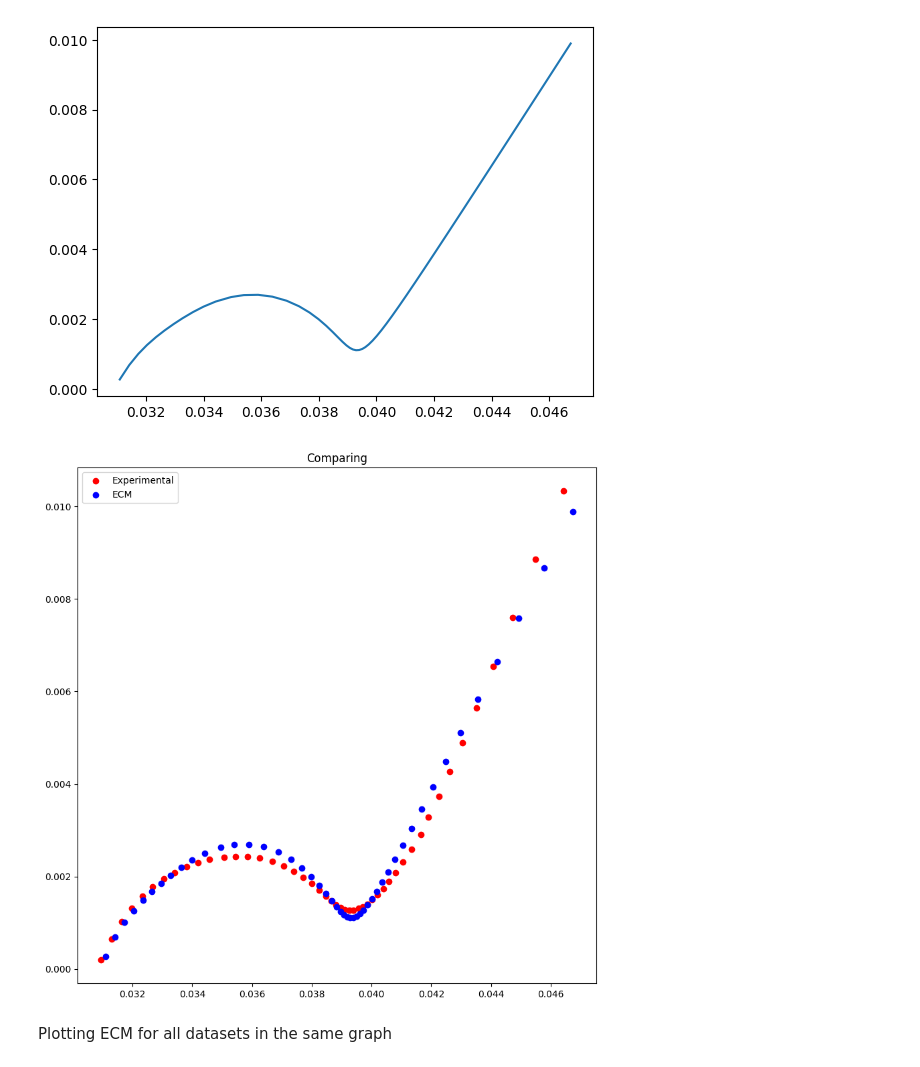
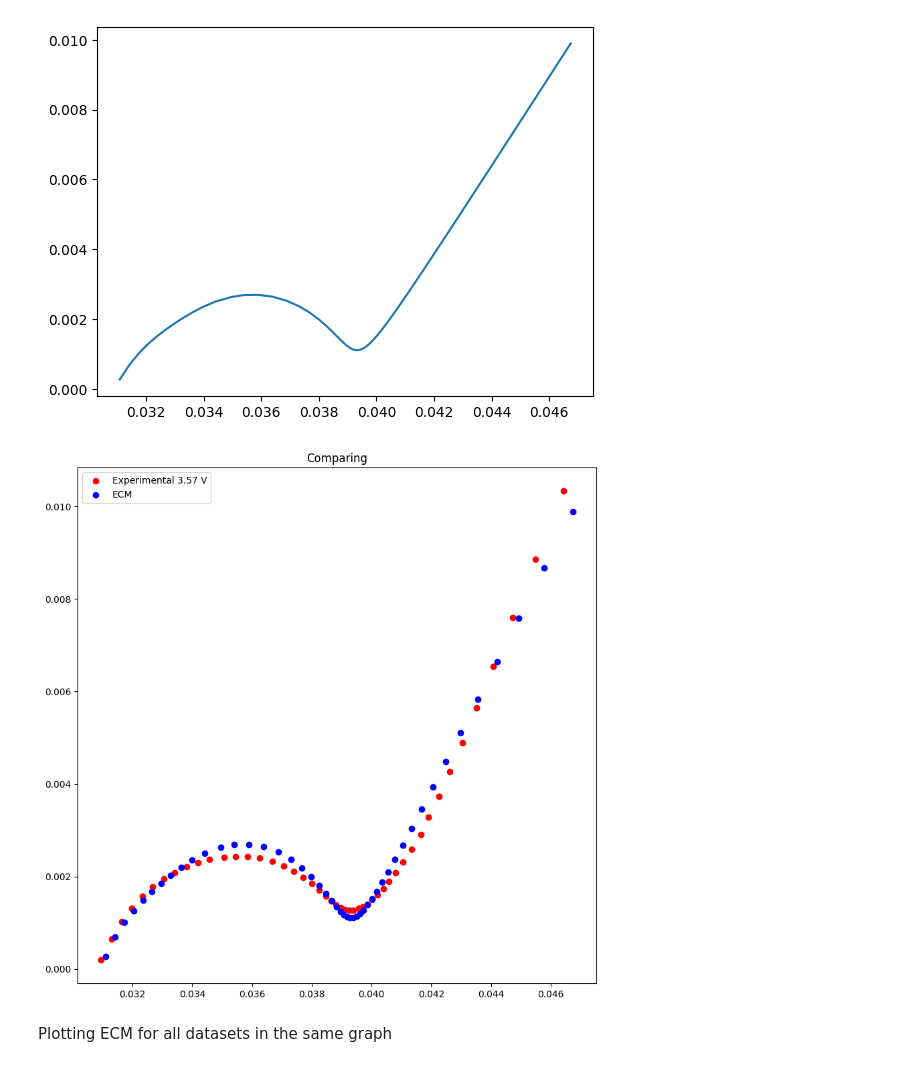
Before and after one commit to samaard2001/EIS-code, a Jupyter notebook: Code/EIS_degrad_params.ipynb, the cells around one changed output. Drawn from its saved outputs; the diff is of its cells as text; code cells hidden in the pictures.

```diff
--- a/Code/EIS_degrad_params.ipynb
+++ b/Code/EIS_degrad_params.ipynb
@@ -45,4 +45,22 @@ def get_exp_data(i, d):
     # Adding the impendances to the list
     z_list.append(real)
     z_list.append(imag)
-    return[z_list, freq] #, df_name]
+    return[z_list, freq, len(freq)] #, df_name]
+# %%
+def get_vdc(i, d):
+    length = get_exp_data(i, d)[2]
+    file = "/Users/synnemard/Desktop/lithium_ion/EIS_data/MJ1_01_EIS-SoC_01-05/MJ1_01_EIS-SoC_0"+str(i)+"/"+d+"EISGALV3V587.DTA"
+    df = pd.read_csv(file, delimiter='\t', skiprows=[i for i in range(0, 60)])
+
+    df_vdc = df['Vdc'][::-1]
+    vdc = df_vdc[:length+1]
+    v_list = np.array(vdc)
+
+    sum = 0
+    for i in v_list:
+        sum += float(i)
+    v_avg = sum/len(v_list)
+
+    return v_avg #, df_name]
+
+get_vdc(5, "")
@@ -247,17 +285,17 @@ plt.show()
 [figure]
 # %%
 fig, ax = plt.subplots(figsize=(10, 10))
-ax.scatter(np.array(get_exp_data(i, "")[0][0]), -np.array(get_exp_data(i, "")[0][1]), label=f"Experimental", color = 'red')
+ax.scatter(np.array(get_exp_data(i, "")[0][0]), -np.array(get_exp_data(i, "")[0][1]), label=f"Experimental "+str(np.round(get_vdc(i, ""),3))+" V", color = 'red')
 ax.scatter(Z_randles.real, -Z_randles.imag, label = f'ECM', color = 'blue')
 
 #ax.set_xlim(0.016, 0.045)
 #ax.set_ylim(0, 0.012)
 
 plt.legend()
 plt.title("Comparing")
 plt.show()
 # %% [output]
-[figure, old version]
+[figure, new version]
 # %% [markdown]
 Plotting ECM for all datasets in the same graph
 # %%
```
Also changed, not shown: parts of 4 cells of this notebook.
